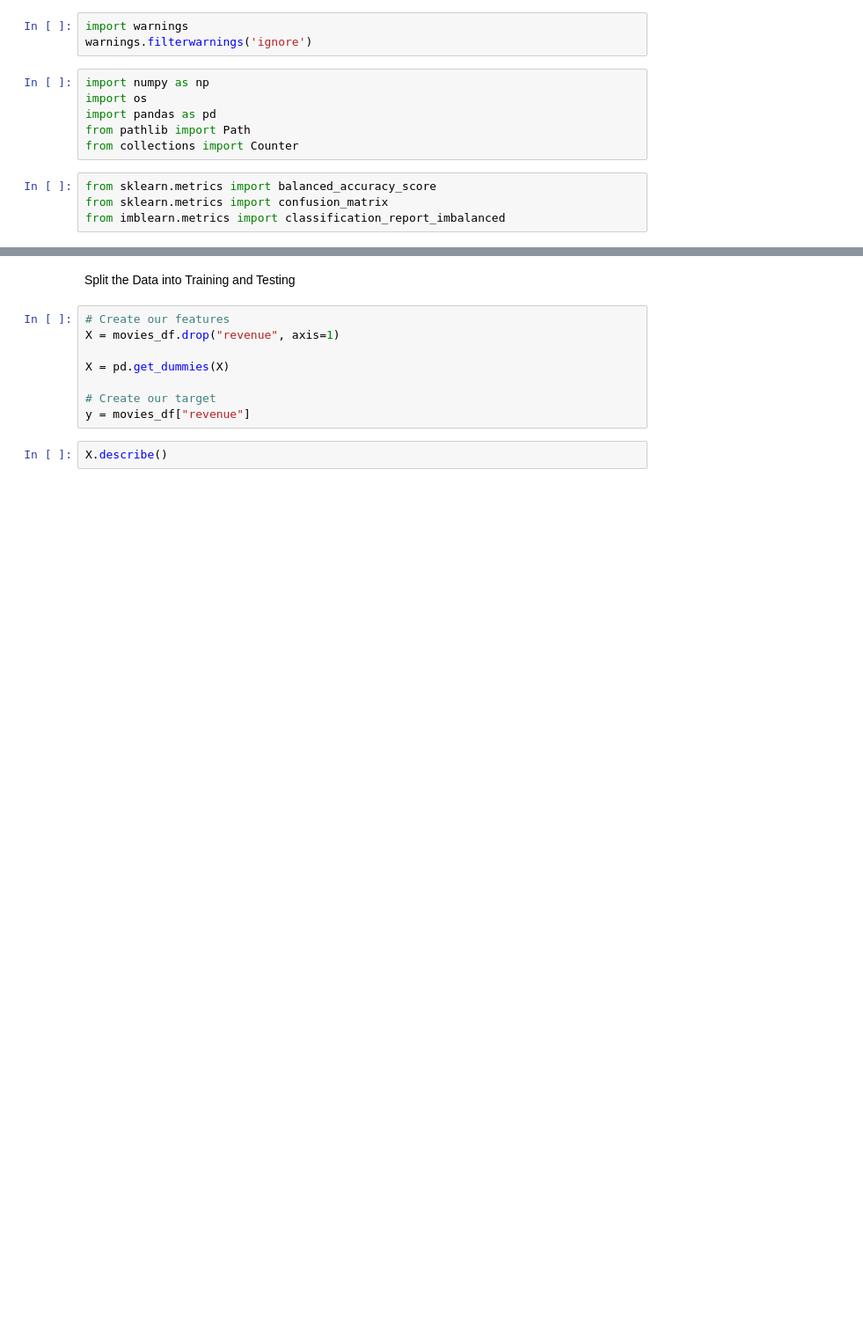
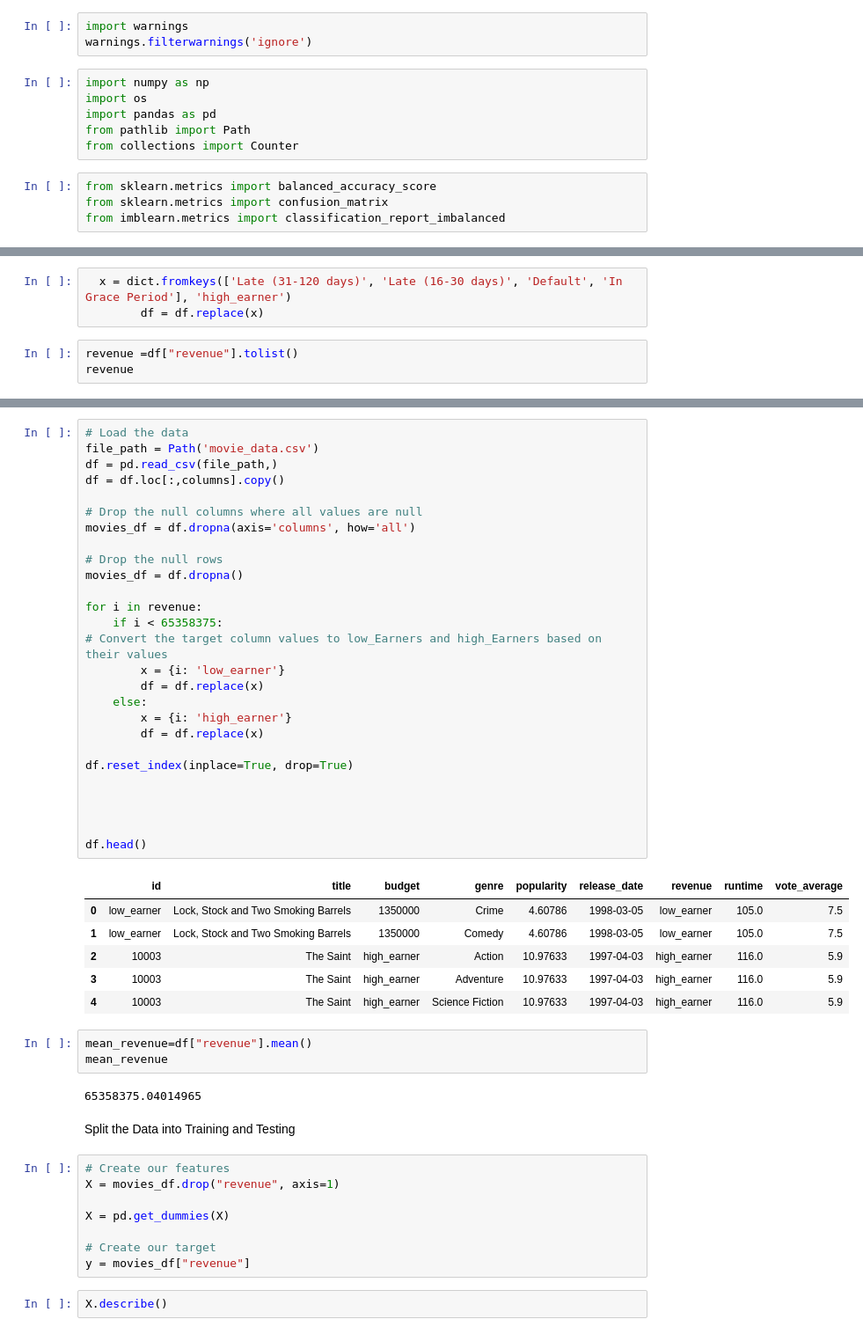
Before and after one commit to KurtOtto90/Final_Project, a Jupyter notebook: Movie_Prediction_Analysis.ipynb, the cells around one changed output, grey strips where cells are left out. Shown: that part at 88% size. Cells and saved outputs as stored; diff of their text form; blank space fills up the shorter version.

```diff
--- a/Movie_Prediction_Analysis.ipynb
+++ b/Movie_Prediction_Analysis.ipynb
@@ -17,3 +17,9 @@ columns = ["budget", "popularity", "release_date", "revenue","runtime", "title",
 
 
 target = ["revenue"]
+# %%
+  x = dict.fromkeys(['Late (31-120 days)', 'Late (16-30 days)', 'Default', 'In Grace Period'], 'high_earner')
+        df = df.replace(x)
+# %%
+revenue =df["revenue"].tolist()
+revenue
@@ -52,3 +76,42 @@ movies_df.head()
+# %%
+# Load the data
+file_path = Path('movie_data.csv')
+df = pd.read_csv(file_path,)
+df = df.loc[:,columns].copy()
+
+# Drop the null columns where all values are null
+movies_df = df.dropna(axis='columns', how='all')
+
+# Drop the null rows
+movies_df = df.dropna()
+
+for i in revenue:
+    if i < 65358375:
+# Convert the target column values to low_Earners and high_Earners based on their values
+        x = {i: 'low_earner'}
+        df = df.replace(x)
+    else:
+        x = {i: 'high_earner'}
+        df = df.replace(x)
+
+df.reset_index(inplace=True, drop=True)
+
+
+
+
+df.head()
+# %% [output]
+|  | id | title | budget | genre | popularity | release_date | revenue | runtime | vote_average |
+| 0 | low_earner | Lock, Stock and Two Smoking Barrels | 1350000 | Crime | 4.60786 | 1998-03-05 | low_earner | 105.0 | 7.5 |
+| 1 | low_earner | Lock, Stock and Two Smoking Barrels | 1350000 | Comedy | 4.60786 | 1998-03-05 | low_earner | 105.0 | 7.5 |
+| 2 | 10003 | The Saint | high_earner | Action | 10.97633 | 1997-04-03 | high_earner | 116.0 | 5.9 |
+| 3 | 10003 | The Saint | high_earner | Adventure | 10.97633 | 1997-04-03 | high_earner | 116.0 | 5.9 |
+| 4 | 10003 | The Saint | high_earner | Science Fiction | 10.97633 | 1997-04-03 | high_earner | 116.0 | 5.9 |
+# %%
+mean_revenue=df["revenue"].mean()
+mean_revenue
+# %% [output]
+65358375.04014965
 # %% [markdown]
 Split the Data into Training and Testing
 # %%
```
Also changed, not shown: parts of 8 cells of this notebook.
